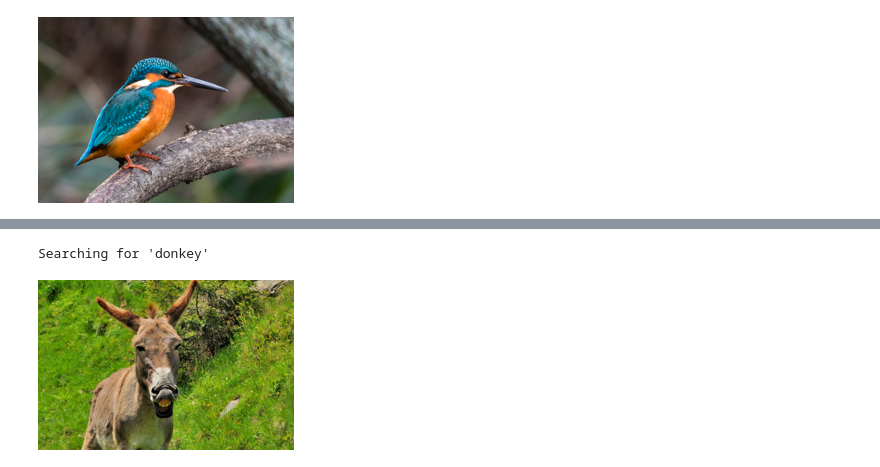
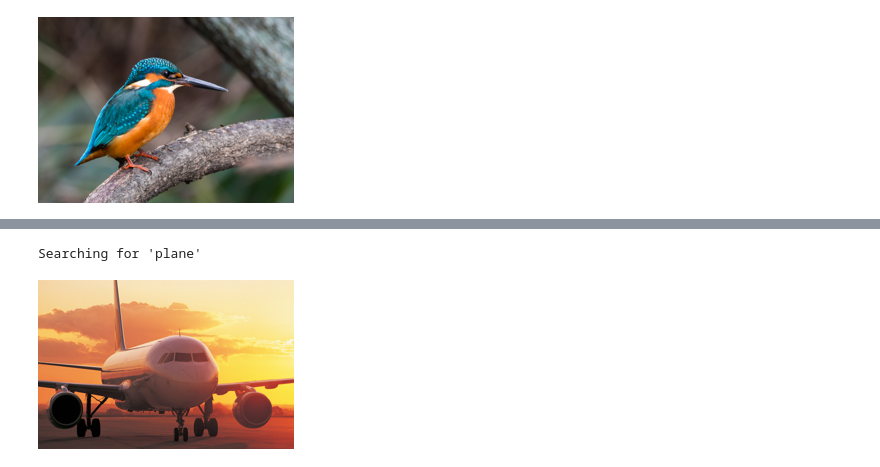
Before and after one commit to mendhak/fastai_lessons, a Jupyter notebook: 001_bird_or_not.ipynb, the cells around one changed output, grey strips where cells are left out. Cells and saved outputs as stored; diff of their text form; code cells hidden in the pictures.

```diff
--- a/001_bird_or_not.ipynb
+++ b/001_bird_or_not.ipynb
@@ -164,7 +174,7 @@ Probability it is a bird: 1.0000
 # %%
-download_url(search_images('donkey', max_images=1)[0], 'donkey.jpg', show_progress=False)
-Image.open('donkey.jpg').to_thumb(256,256)
+download_url(search_images('plane', max_images=1)[0], 'plane.jpg', show_progress=False)
+Image.open('plane.jpg').to_thumb(256,256)
 # %% [output]
-Searching for 'donkey'
+Searching for 'plane'
-[figure, old version]
+[figure, new version]
 # %%
```
Also changed, not shown: parts of 20 cells of this notebook, 3 other files.
